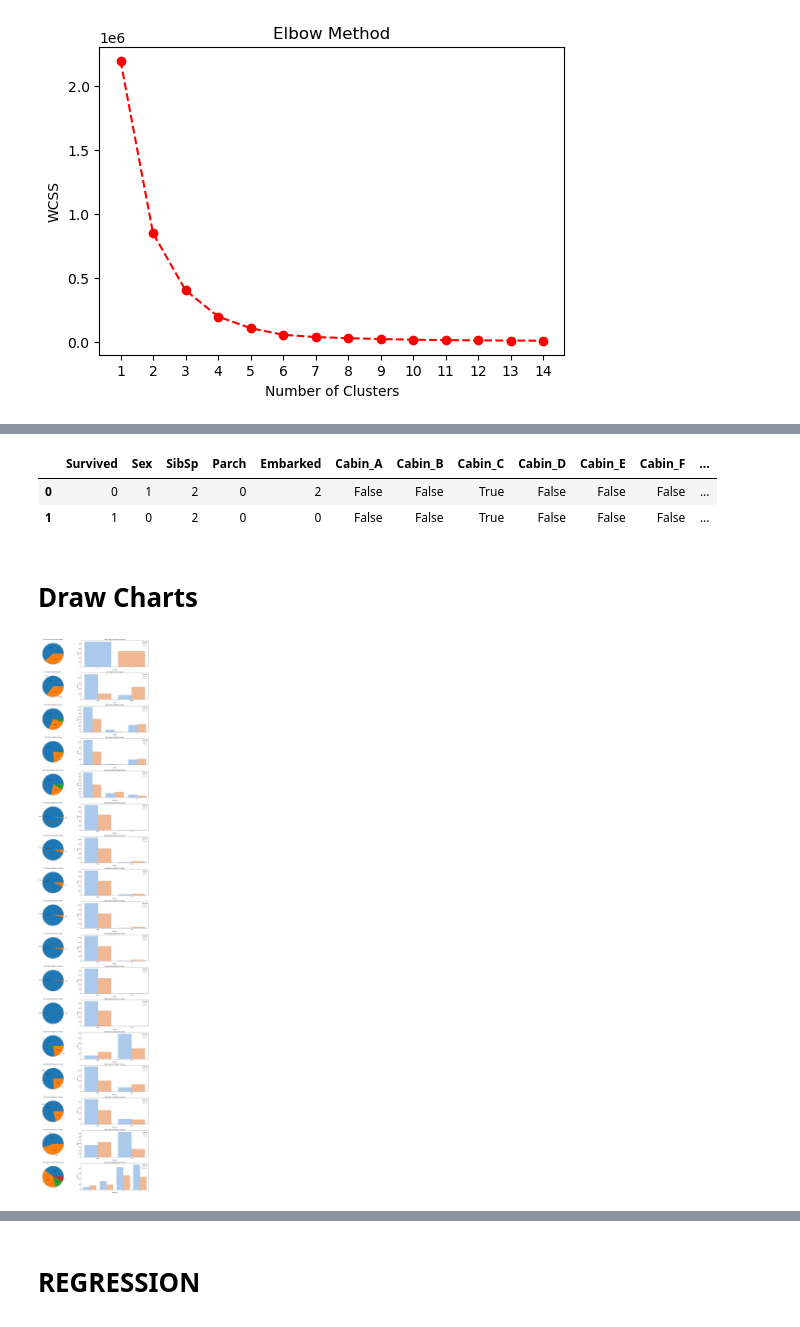
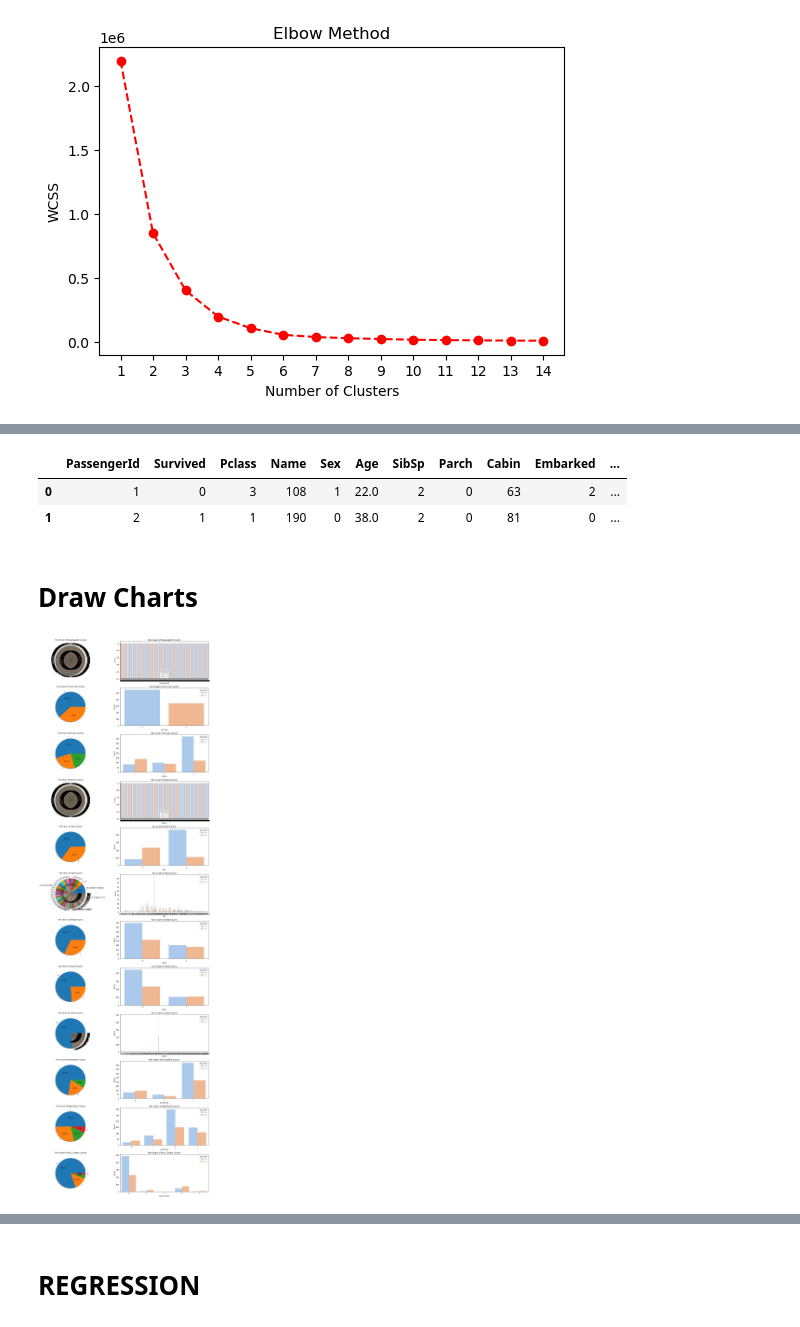
Before and after one commit to Puru2016/internship, a Jupyter notebook: project_discussion_3/Titanic_survived_Project.ipynb, the cells around one changed output, grey strips where cells are left out. Saved outputs shown, nothing was run; the diff lists cells and outputs as text; code cells hidden in the pictures.

```diff
--- a/project_discussion_3/Titanic_survived_Project.ipynb
+++ b/project_discussion_3/Titanic_survived_Project.ipynb
@@ -518,9 +326,9 @@ plt.show()
 # Family
 # %%
 # Convert 'SibSp' and 'Parch' based on specified conditions
-train_df['SibSp'] = train_df['SibSp'].apply(lambda x: 0 if x == 0 else 2 if x in [1, 2] else 1)
-train_df['Parch'] = train_df['Parch'].apply(lambda x: 0 if x == 0 else 2 if x in [1, 2] else 1)
+df['SibSp'] = df['SibSp'].apply(lambda x: 0 if x == 0 else 2 if x in [1, 2] else 1)
+df['Parch'] = df['Parch'].apply(lambda x: 0 if x == 0 else 2 if x in [1, 2] else 1)
 
 # Print the updated DataFrame
-train_df.head(2)
+df.head(2)
 # %% [output]
@@ -531,7 +339,7 @@ train_df.head(2)
 # Fare Prices
 # %%
 # Convert the fare data to a NumPy array
-fare_data = np.array(train_df["Fare"])
+fare_data = np.array(df["Fare"])
 print(fare_data)
 # %% [output]
 [  7.25    71.2833   7.925   53.1      8.05     8.4583  51.8625  21.075
@@ -571,7 +379,7 @@ plt.show()
 [figure]
 # %%
 # Convert the fare data to a NumPy array
-fare_data = np.array(train_df["Fare"])
+fare_data = np.array(df["Fare"])
 
 # Reshape the fare data to be a 2D array
 fare_data_reshaped = fare_data.reshape(-1, 1)
@@ -622,7 +430,7 @@ Cluster Labels:
 optimal_clusters = 5  # Replace this with the actual optimal number of clusters
 
 # Fare data (assuming you already have this data)
-fare_data = np.array(train_df["Fare"])
+fare_data = np.array(df["Fare"])
 
 # Reshape the fare data to be a 2D array
 fare_data_reshaped = fare_data.reshape(-1, 1)
@@ -632,46 +440,46 @@ kmeans = KMeans(n_clusters=optimal_clusters, init='k-means++', max_iter=300, n_i
 cluster_labels = kmeans.fit_predict(fare_data_reshaped)
 
 # Add the cluster labels as a new column to the DataFrame
-concatenated_df["Fare_Cluster"] = cluster_labels
+df["Fare_Cluster"] = cluster_labels
 # %%
 # List of features to be dropped
 features_to_drop = ["Fare"]
 
 # Drop the specified features from the concatenated DataFrame
-train_df.drop(features_to_drop, axis=1, inplace=True)
+df.drop(features_to_drop, axis=1, inplace=True)
 
 # Now, concatenated_df does not contain the specified features
-train_df.head(2)
+df.head(2)
 # %% [output]
-|  | Survived | Sex | SibSp | Parch | Embarked | Cabin_A | Cabin_B | Cabin_C | Cabin_D | Cabin_E | Cabin_F | ... |
-| 0 | 0 | 1 | 2 | 0 | 2 | False | False | True | False | False | False | ... |
-| 1 | 1 | 0 | 2 | 0 | 0 | False | False | True | False | False | False | ... |
+|  | PassengerId | Survived | Pclass | Name | Sex | Age | SibSp | Parch | Cabin | Embarked | ... |
+| 0 | 1 | 0 | 3 | 108 | 1 | 22.0 | 2 | 0 | 63 | 2 | ... |
+| 1 | 2 | 1 | 1 | 190 | 0 | 38.0 | 2 | 0 | 81 | 0 | ... |
 # %% [markdown]
 # Draw Charts
 # %%
 # Assuming univalue_columns is a list of column names containing unique values
-columns_list = train_df.columns
+columns_list = df.columns
 
 # Set up subplots
 fig, axs = plt.subplots(len(columns_list), 2, figsize=(16, 4 * len(columns_list)))
 
 for i, column in enumerate(columns_list):
-    count_labels = train_df[column].value_counts()
+    count_labels = df[column].value_counts()
 
     # Plot pie chart
     axs[i, 0].pie(count_labels, labels=count_labels.index, autopct='%.1f%%', shadow=True)
     axs[i, 0].set_title(f'Pie Chart of {column} Counts')
 
     # Plot countplot
-    sns.countplot(data=train_df, x=column, hue='Survived', palette='pastel', ax=axs[i, 1])
+    sns.countplot(data = df, x=column, hue='Survived', palette='pastel', ax=axs[i, 1])
     axs[i, 1].set_title(f'Bar Graph of {column} Counts')
     axs[i, 1].set_ylabel('Count')  # Assuming you want a y-label for the countplot
 
 # Adjust layout and show plots
 plt.tight_layout()
 plt.show()
 # %% [output]
-[figure, old version]
+[figure, new version]
 # %%
 train_df.drop('Survived', axis=1, inplace=True)
 train_df.head(2)
```
Also changed, not shown: parts of 57 cells of this notebook.
